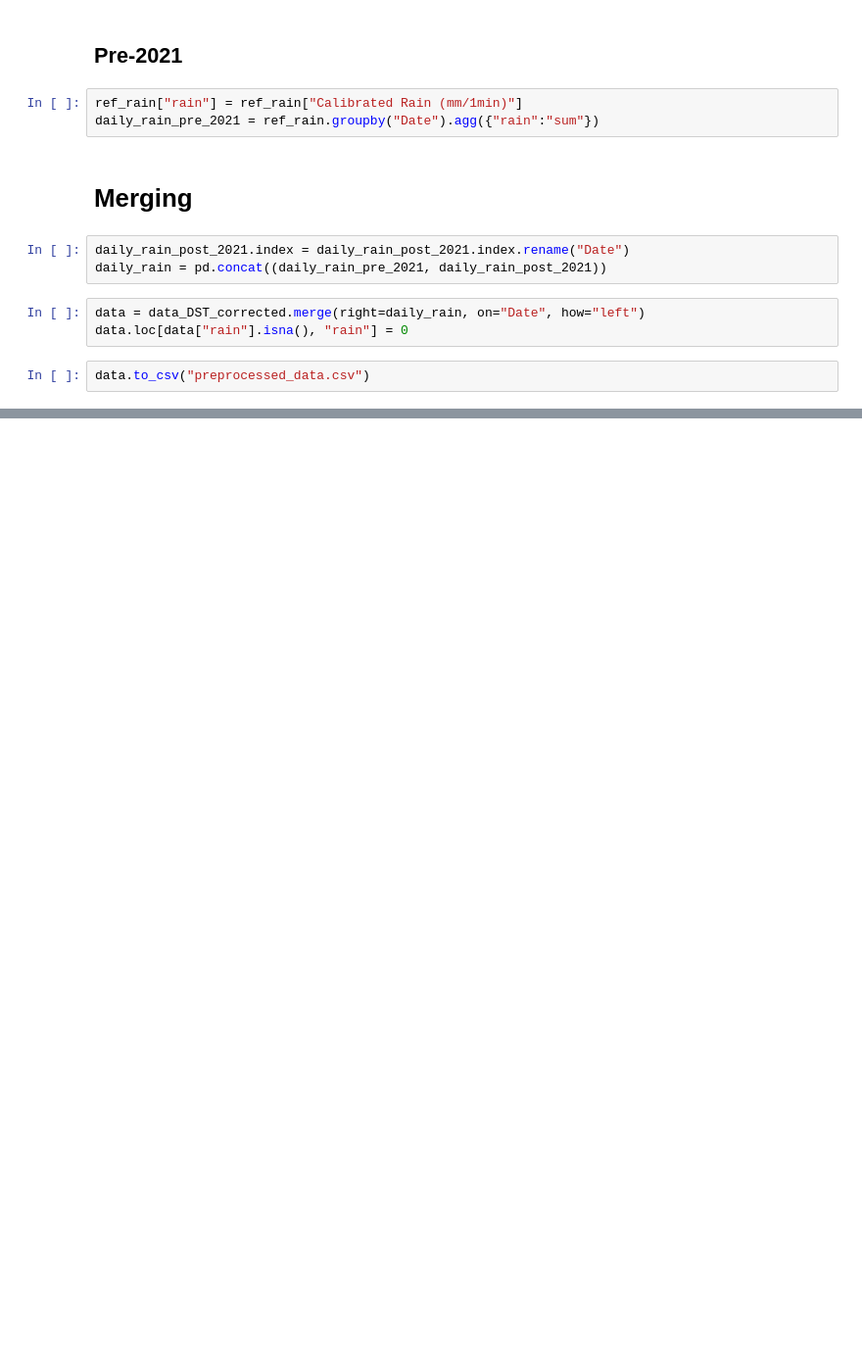
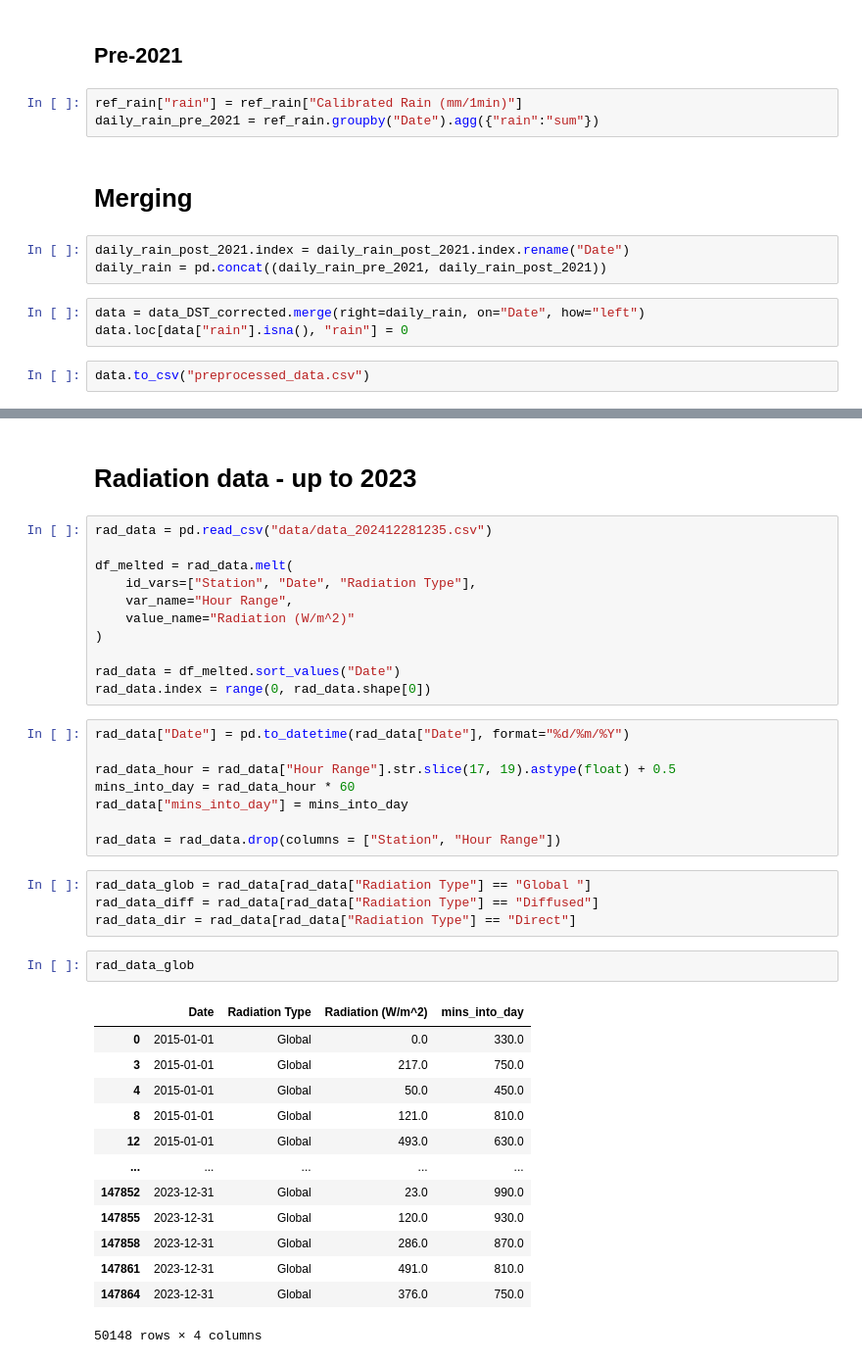
Before and after one commit to drybashlykov/weather_prediction, a Jupyter notebook: Data Preprocessing.ipynb, the cells around one changed output, grey strips where cells are left out. Shown at 98% size. Saved outputs shown, nothing was run; the diff lists cells and outputs as text; blank space fills up the shorter version.

```diff
--- a/Data Preprocessing.ipynb
+++ b/Data Preprocessing.ipynb
@@ -237,0 +264,41 @@ data.to_csv("preprocessed_data.csv")
+# %% [markdown]
+<h1>Radiation data - up to 2023</h1>
+# %%
+rad_data = pd.read_csv("data/data_202412281235.csv")
+
+df_melted = rad_data.melt(
+    id_vars=["Station", "Date", "Radiation Type"],
+    var_name="Hour Range",
+    value_name="Radiation (W/m^2)"
+)
+
+rad_data = df_melted.sort_values("Date")
+rad_data.index = range(0, rad_data.shape[0])
+# %%
+rad_data["Date"] = pd.to_datetime(rad_data["Date"], format="%d/%m/%Y")
+
+rad_data_hour = rad_data["Hour Range"].str.slice(17, 19).astype(float) + 0.5
+mins_into_day = rad_data_hour * 60
+rad_data["mins_into_day"] = mins_into_day
+
+rad_data = rad_data.drop(columns = ["Station", "Hour Range"])
+# %%
+rad_data_glob = rad_data[rad_data["Radiation Type"] == "Global "]
+rad_data_diff = rad_data[rad_data["Radiation Type"] == "Diffused"]
+rad_data_dir = rad_data[rad_data["Radiation Type"] == "Direct"]
+# %%
+rad_data_glob
+# %% [output]
+|  | Date | Radiation Type | Radiation (W/m^2) | mins_into_day |
+| 0 | 2015-01-01 | Global | 0.0 | 330.0 |
+| 3 | 2015-01-01 | Global | 217.0 | 750.0 |
+| 4 | 2015-01-01 | Global | 50.0 | 450.0 |
+| 8 | 2015-01-01 | Global | 121.0 | 810.0 |
+| 12 | 2015-01-01 | Global | 493.0 | 630.0 |
+| ... | ... | ... | ... | ... |
+| 147852 | 2023-12-31 | Global | 23.0 | 990.0 |
+| 147855 | 2023-12-31 | Global | 120.0 | 930.0 |
+| 147858 | 2023-12-31 | Global | 286.0 | 870.0 |
+| 147861 | 2023-12-31 | Global | 491.0 | 810.0 |
+| 147864 | 2023-12-31 | Global | 376.0 | 750.0 |
+50148 rows × 4 columns
```
Also changed, not shown: parts of 11 cells of this notebook, 2 other files.
